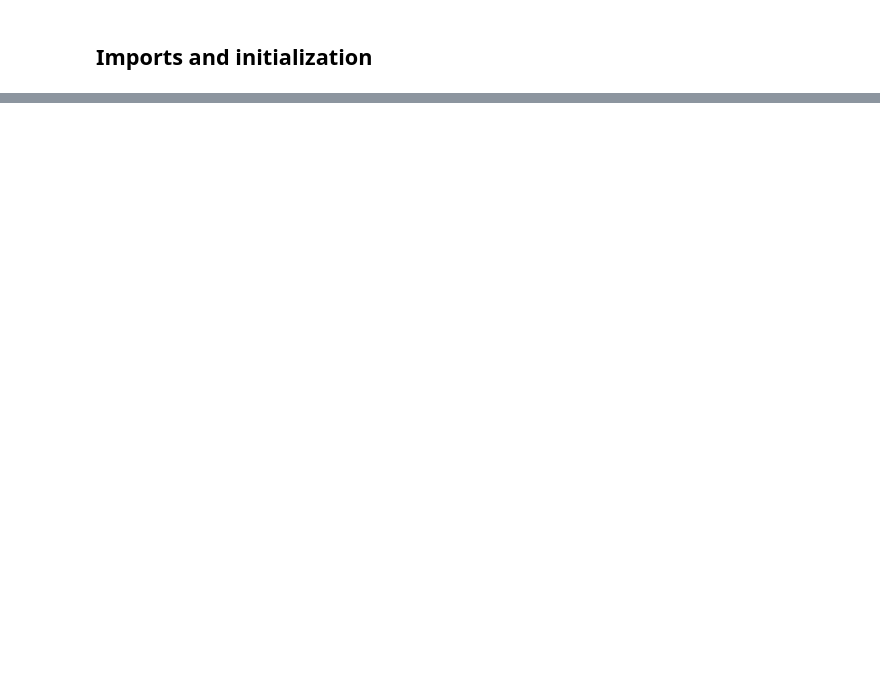
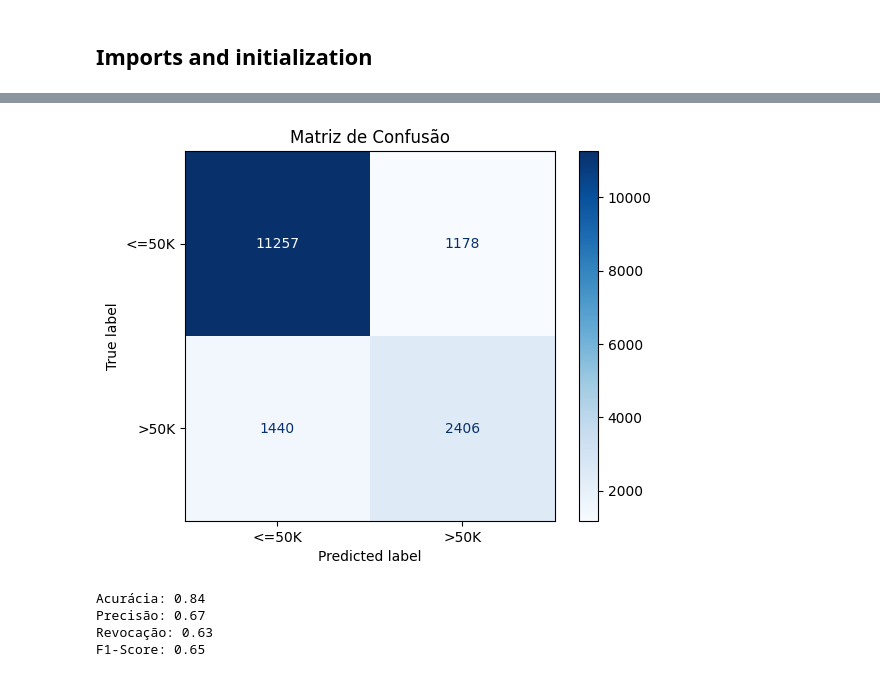
Before and after one commit to daeskk/machine-learning-project, a Jupyter notebook: am.ipynb, the cells around one changed output, grey strips where cells are left out. Drawn from its saved outputs; the diff is of its cells as text; code cells hidden in the pictures; blank space fills up the shorter version.

```diff
--- a/am.ipynb
+++ b/am.ipynb
@@ -83,0 +228,9 @@ test_df
+# %%
+# test data
+test_df = get_dataset('adult.test')
+test_df = clean_dataframe(test_df)
+
+X_test = test_df.drop('income', axis = 1)
+y_test = test_df['income']
+
+x_test = normalize_dataframe(X_test)
@@ -83,0 +370,37 @@ test_df
+# %%
+x_test_tensor = torch.tensor(x_test.values, dtype=torch.float32)
+
+# Avaliação do modelo
+modelMLP.eval()  # Coloca o modelo em modo de avaliação
+with torch.no_grad():  # Desativa o cálculo do gradiente para eficiência
+    y_pred_probs = model(x_test_tensor)
+    y_pred_labels = (y_pred_probs.flatten() >= 0.5).int()  # Converte para rótulos binários, visto que a funcao Sigmoide retorna uma probabilidade
+
+
+cm = confusion_matrix(y_test, y_pred_labels)
+disp = ConfusionMatrixDisplay(confusion_matrix=cm, display_labels=["<=50K", ">50K"])
+disp.plot(cmap=plt.cm.Blues)
+plt.title("Matriz de Confusão")
+
+plt.show()
+# %% [output]
+[figure, added]
+# %%
+# Test of other metrics
+
+from sklearn.metrics import accuracy_score, precision_score, recall_score, f1_score
+
+accuracy = accuracy_score(y_test, y_pred_labels)
+precision = precision_score(y_test, y_pred_labels)
+recall = recall_score(y_test, y_pred_labels)
+f1 = f1_score(y_test, y_pred_labels)
+
+print(f"Acurácia: {accuracy:.2f}")
+print(f"Precisão: {precision:.2f}")
+print(f"Revocação: {recall:.2f}")
+print(f"F1-Score: {f1:.2f}")
+# %% [output]
+Acurácia: 0.84
+Precisão: 0.67
+Revocação: 0.63
+F1-Score: 0.65
```
Also changed, not shown: parts of 61 cells of this notebook.
